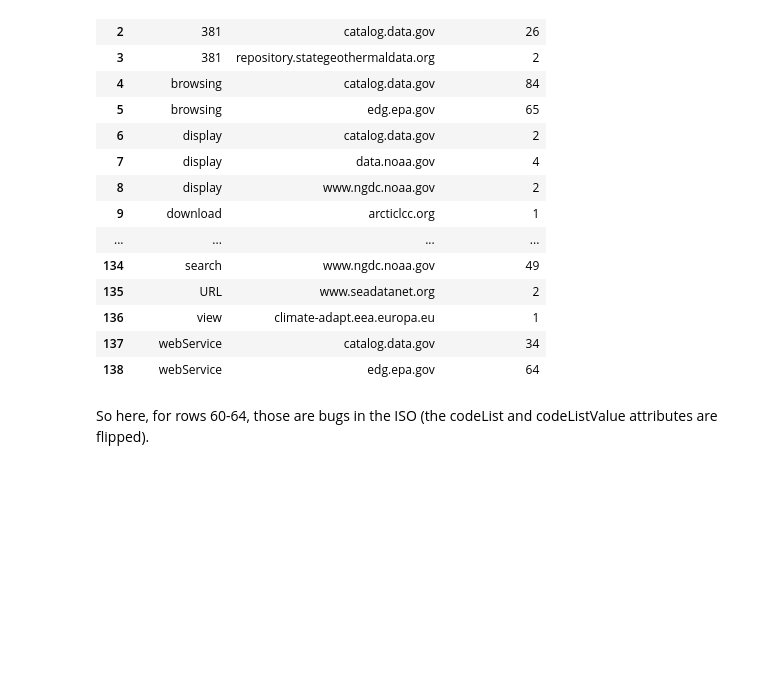
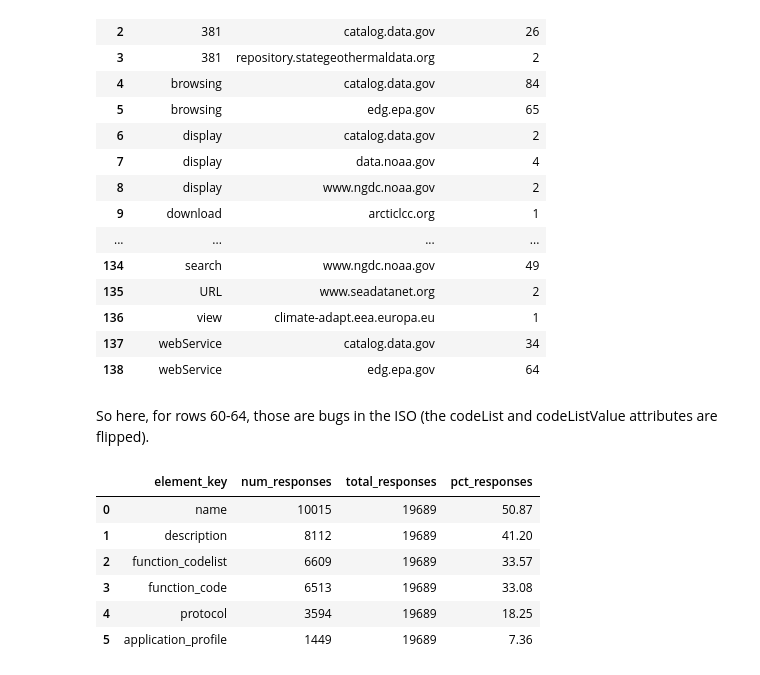
Before and after one commit to b-cube/Response-Identification-Info, a Jupyter notebook: notebooks/Analysis - ISO Specific Details.ipynb, the cells around one changed output. Saved outputs shown, nothing was run; the diff lists cells and outputs as text; code cells hidden in the pictures; blank space fills up the shorter version.

```diff
--- a/notebooks/Analysis - ISO Specific Details.ipynb
+++ b/notebooks/Analysis - ISO Specific Details.ipynb
@@ -708,3 +708,50 @@ with pd.option_context('display.max_colwidth', 1000, 'display.max_rows', 150):
 | 138 | webService | edg.epa.gov | 64 |
 # %% [markdown]
 So here, for rows 60-64, those are bugs in the ISO (the codeList and codeListValue attributes are flipped).
+# %%
+# got ahead of ourselves.
+# just how many responses use any of the children in the first place?
+
+sql = """
+with j as
+(
+	select response_id, element_key, count(id) as num_values
+	from iso_onlineresources
+	where --element_key = 'name'
+		--and
+		tags ilike '%%/distributionInfo%%'
+	group by element_key, response_id
+), i as (
+	select d.response_id, (e.value->'protocol')::text as protocol
+	from identities d, jsonb_array_elements(d.identity::jsonb) e
+	where d.identity is not null and e.value->>'protocol' = 'ISO'
+)
+select j.element_key,
+	count(distinct j.response_id) as num_responses,
+	(
+		select count(distinct i.response_id) as total_responses
+		from i
+	) as total_responses,
+	round(
+		count(distinct j.response_id) / (
+			select count(distinct i.response_id)::numeric
+			from i
+		) * 100., 2
+	) as pct_responses
+from j join responses r on j.response_id = r.id
+group by j.element_key
+order by num_responses DESC;
+"""
+
+df = pd.read_sql(sql, engine)
+df
+# with pd.option_context('display.max_colwidth', 1000):
+#     display(df[:10])
+# %% [output]
+|  | element_key | num_responses | total_responses | pct_responses |
+| 0 | name | 10015 | 19689 | 50.87 |
+| 1 | description | 8112 | 19689 | 41.20 |
+| 2 | function_codelist | 6609 | 19689 | 33.57 |
+| 3 | function_code | 6513 | 19689 | 33.08 |
+| 4 | protocol | 3594 | 19689 | 18.25 |
+| 5 | application_profile | 1449 | 19689 | 7.36 |
```
Also changed, not shown: parts of 5 cells of this notebook, 1 other file.
